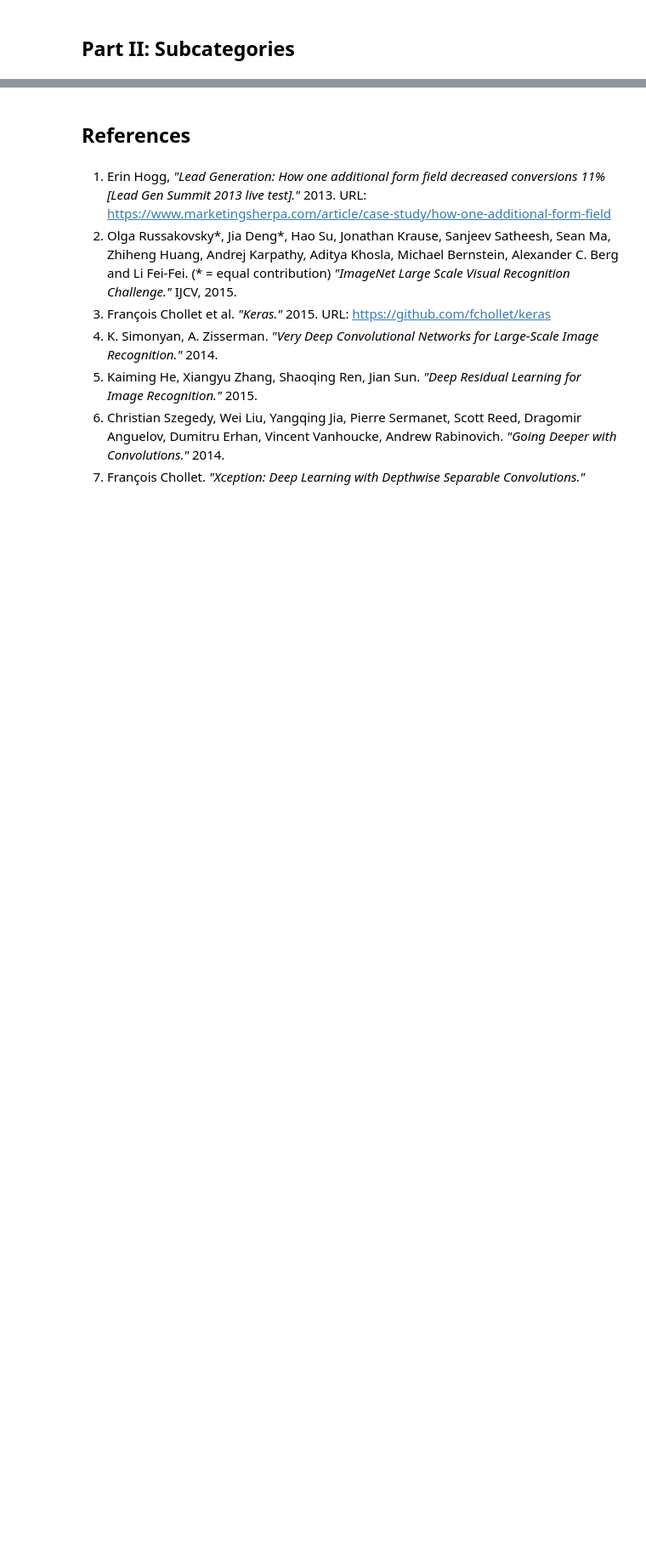
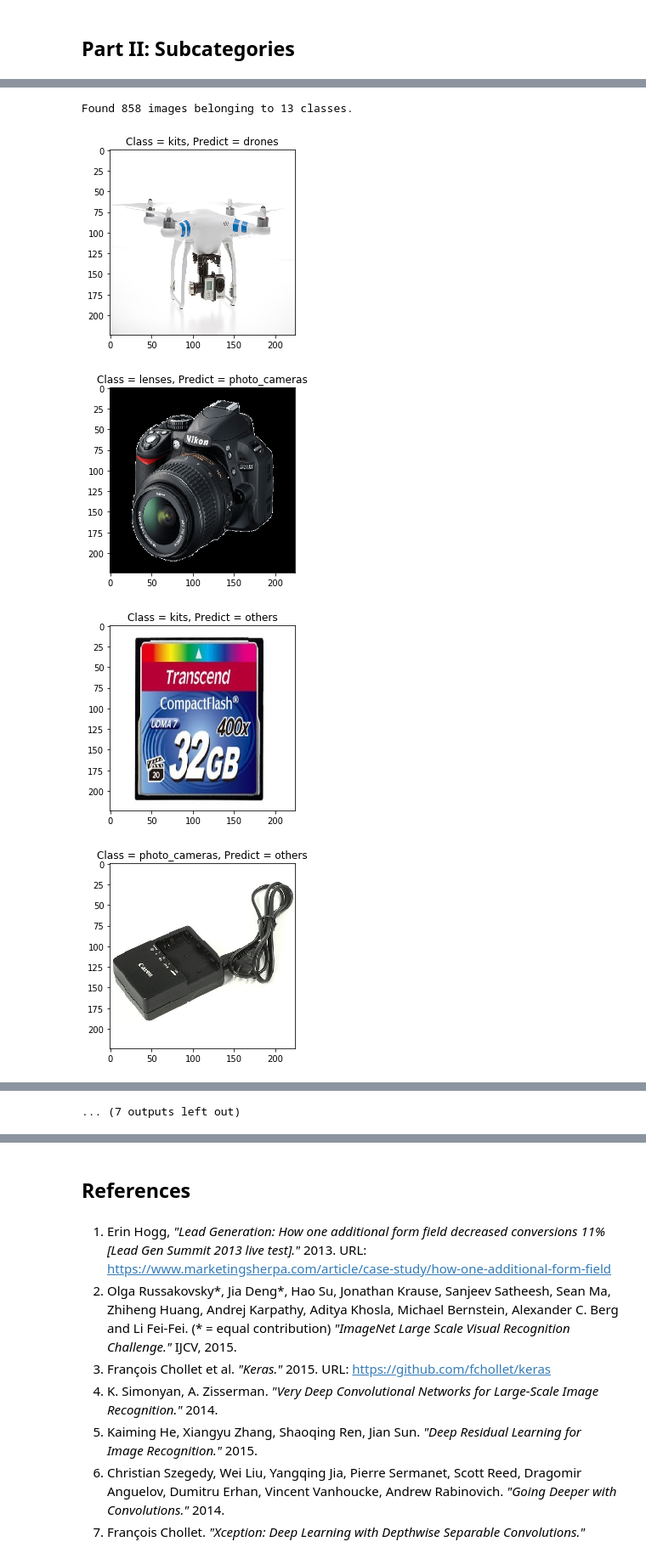
Before and after one commit to josruice/dlforcv-final-project, a Jupyter notebook: Final-Project.ipynb, the cells around one changed output, grey strips where cells are left out. Shown at 85% size. Saved outputs shown, nothing was run; the diff lists cells and outputs as text; code cells hidden in the pictures; blank space fills up the shorter version.

```diff
--- a/Final-Project.ipynb
+++ b/Final-Project.ipynb
@@ -903,0 +736,12 @@ for X_batch, Y_batch in train_generator:
+# %%
+resnet_subcategorizer = Categorizer(SUBCATEGORIES). \
+    build_model(ResNet50, weights='best_models/ResNet50-subcats-imagenet.hdf5'). \
+    compile_model()
+# %%
+accuracy, y_pred, y_real = resnet_subcategorizer.evaluate(subcategories_test_data_dir, show_num_misclassified=10)
+# %% [output]
+Found 858 images belonging to 13 classes.
+[figure, added]
+[figure, added]
+[figure, added]
+[figure, added]
@@ -903,0 +755 @@ for X_batch, Y_batch in train_generator:
+... (7 outputs left out)
```
Also changed, not shown: parts of 37 cells of this notebook, 9 other files.
